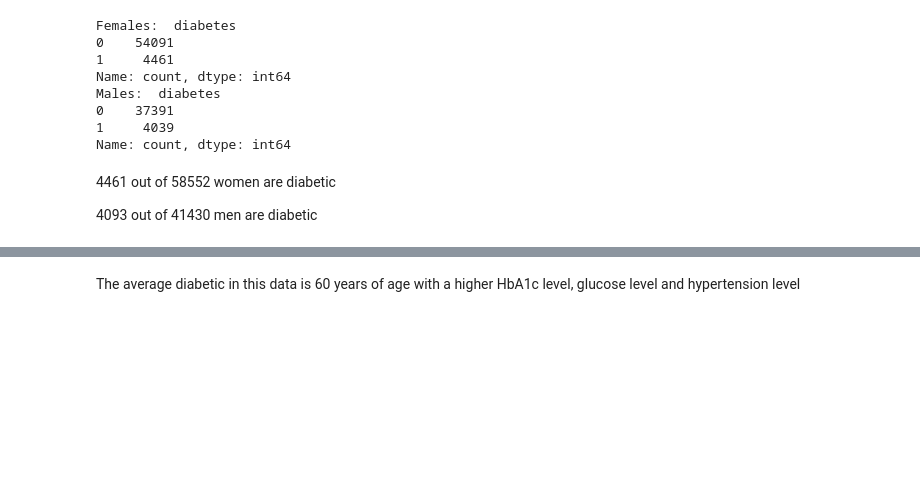
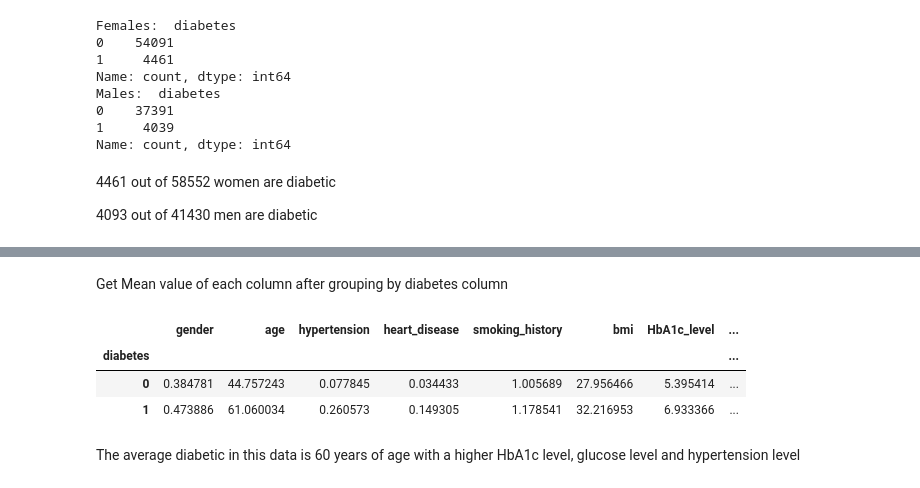
Before and after one commit to dr33k/ml, a Jupyter notebook: diabetes_prediction/diabetes_mellitus_prediction.ipynb, the cells around one changed output, grey strips where cells are left out. Cells and saved outputs as stored; diff of their text form; code cells hidden in the pictures; blank space fills up the shorter version.

```diff
--- a/diabetes_prediction/diabetes_mellitus_prediction.ipynb
+++ b/diabetes_prediction/diabetes_mellitus_prediction.ipynb
@@ -97,0 +135,8 @@ diabetes_data.drop(columns=['gender', 'smoking_history'], axis=1).groupby('diabe
+# %%
+#Gender
+diabetes_data['gender'] = diabetes_data['gender'].replace({'Female': 0, 'Male': 1})
+
+#Smoking History
+diabetes_data['smoking_history'] = diabetes_data['smoking_history'].replace({'never': 0, 'current': 1, 'former': 2, 'ever': 3, 'not current': 4})
+
+print(diabetes_data)
@@ -98,3 +161,12 @@ diabetes_data.drop(columns=['gender', 'smoking_history'], axis=1).groupby('diabe
+# %% [markdown]
+Get Mean value of each column after grouping by diabetes column
+# %%
+diabetes_data.groupby('diabetes').mean()
+# %% [output]
+|  | gender | age | hypertension | heart_disease | smoking_history | bmi | HbA1c_level | ... |
+| diabetes |  |  |  |  |  |  |  | ... |
+| 0 | 0.384781 | 44.757243 | 0.077845 | 0.034433 | 1.005689 | 27.956466 | 5.395414 | ... |
+| 1 | 0.473886 | 61.060034 | 0.260573 | 0.149305 | 1.178541 | 32.216953 | 6.933366 | ... |
 # %% [markdown]
 The average diabetic in this data is 60 years of age with a higher HbA1c level, glucose level and hypertension level
 # %%
```
Also changed, not shown: parts of 17 cells of this notebook, 5 other files.
